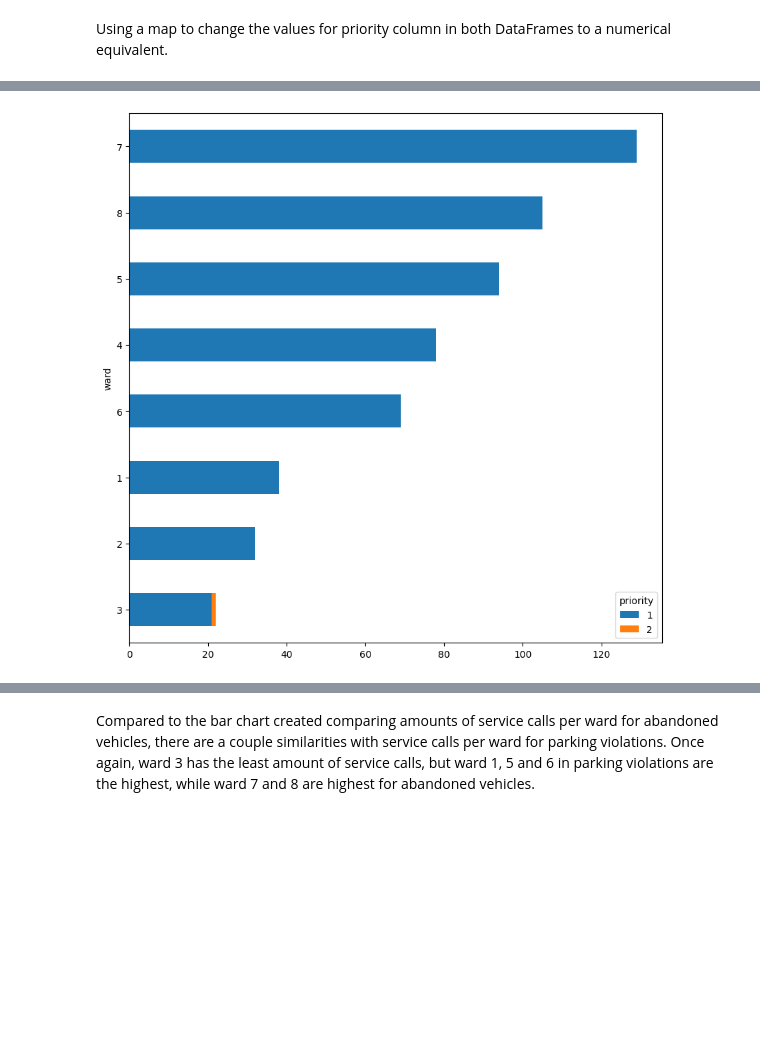
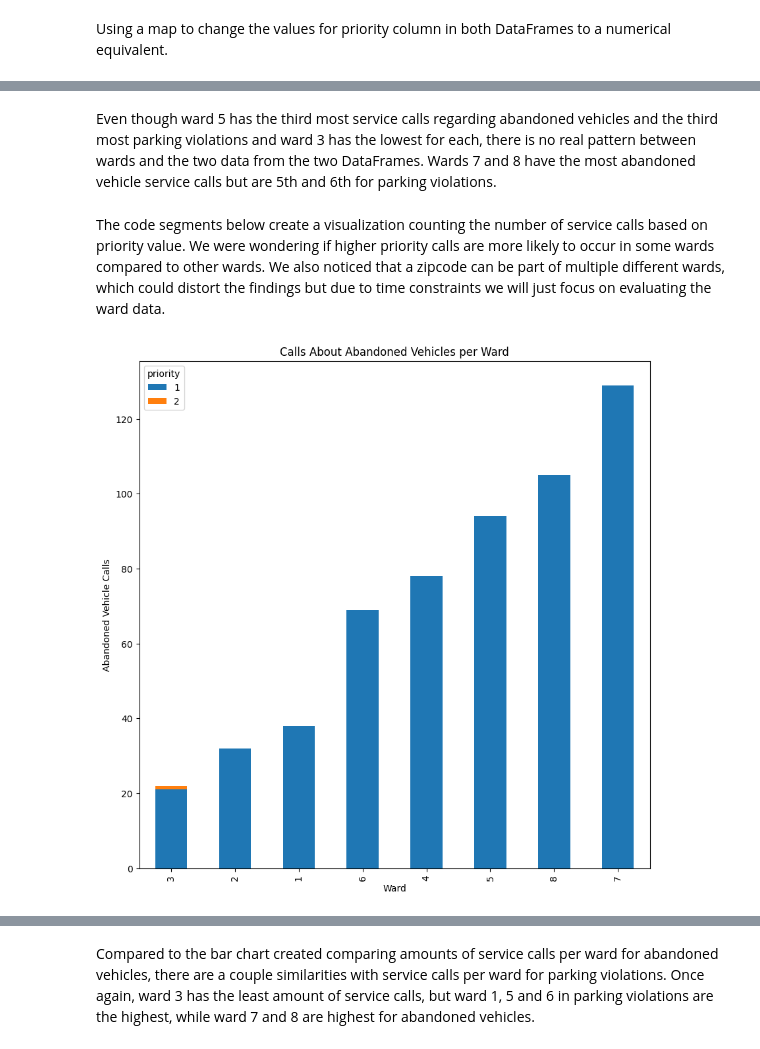
Before and after one commit to MarioVA1/INST447FinalProject, a Jupyter notebook: INST477_Final_Project.ipynb, the cells around one changed output, grey strips where cells are left out. Saved outputs shown, nothing was run; the diff lists cells and outputs as text; code cells hidden in the pictures; blank space fills up the shorter version.

```diff
--- a/INST477_Final_Project.ipynb
+++ b/INST477_Final_Project.ipynb
@@ -236,8 +262,12 @@ The code segments below create a visualization counting the number of service ca
+# %% [markdown]
+Even though ward 5 has the third most service calls regarding abandoned vehicles and the third most parking violations and ward 3 has the lowest for each, there is no real pattern between wards and the two data from the two DataFrames. Wards 7 and 8 have the most abandoned vehicle service calls but are 5th and 6th for parking violations.
+# %% [markdown]
+The code segments below create a visualization counting the number of service calls based on priority value. We were wondering if higher priority calls are more likely to occur in some wards compared to other wards. We also noticed that a zipcode can be part of multiple different wards, which could distort the findings but due to time constraints we will just focus on evaluating the ward data.
 # %%
 sort_order = abandoned_df.groupby(['ward']).size().sort_values(ascending = True).index.to_list()
 fig, ax = plt.subplots(1, 1, figsize = (10, 10))
-abandoned_df.groupby(['ward', 'priority']).size().unstack().reindex(sort_order).plot.barh(ax = ax, stacked = True)
+abandoned_df.groupby(['ward', 'priority']).size().unstack().reindex(sort_order).plot.bar(ax = ax, xlabel = 'Ward',  ylabel = 'Abandoned Vehicle Calls', title = 'Calls About Abandoned Vehicles per Ward', stacked = True)
 plt.show()
 # %% [output]
-[figure, old version]
+[figure, new version]
 # %% [markdown]
```
Also changed, not shown: parts of 14 cells of this notebook.
